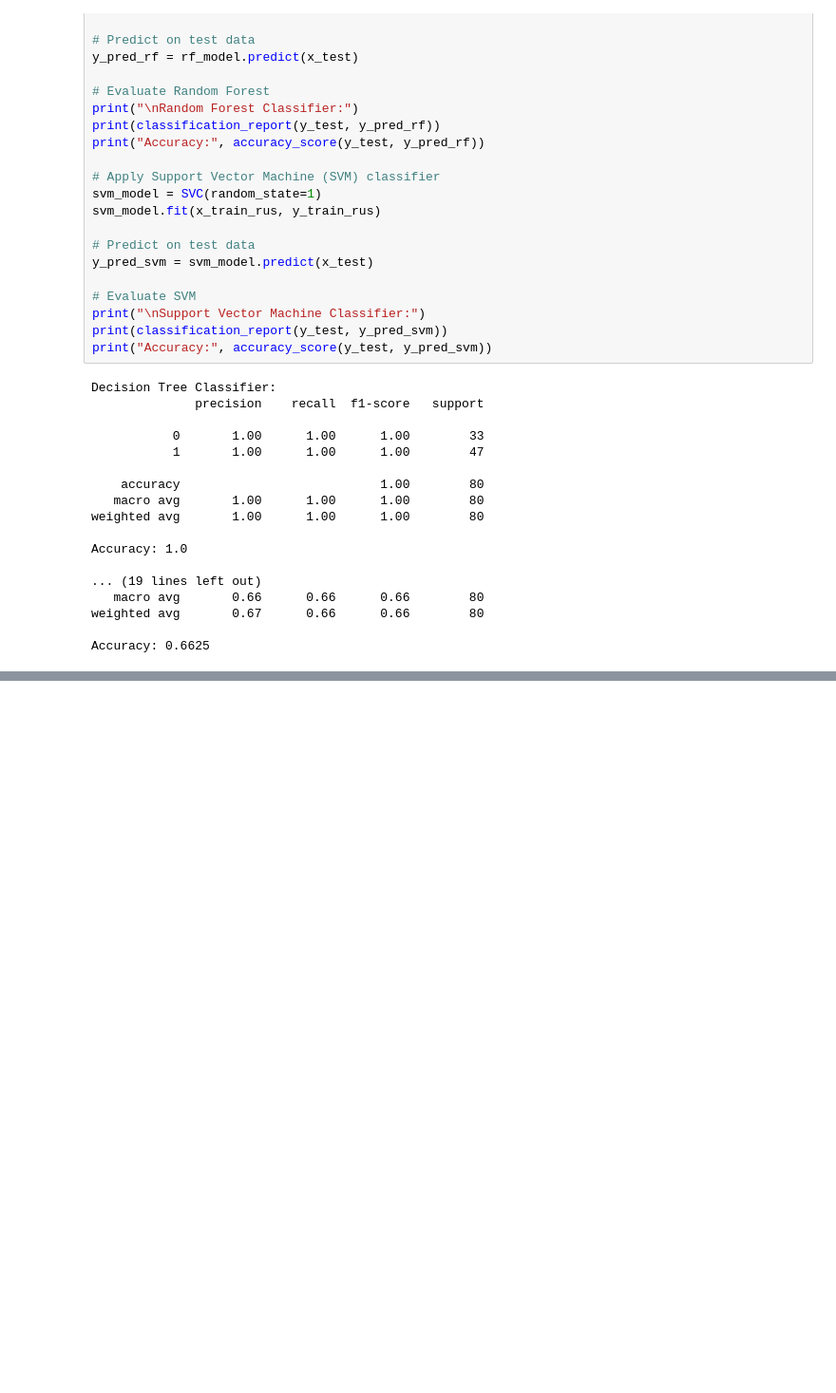
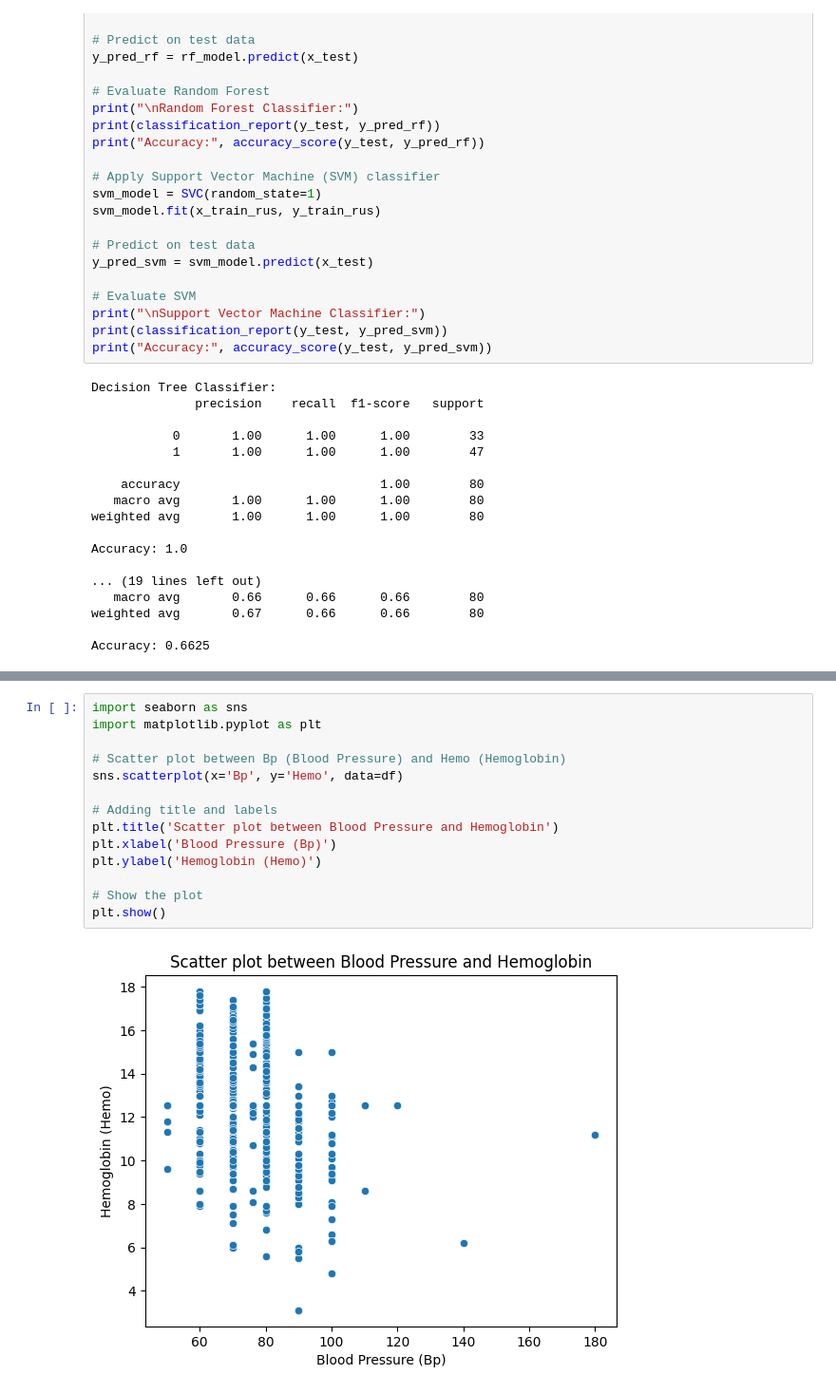
Before and after one commit to alamin147/kidney_disease, a Jupyter notebook: disease.ipynb, the cells around one changed output, grey strips where cells are left out. Shown at 95% size. Saved outputs shown, nothing was run; the diff lists cells and outputs as text; blank space fills up the shorter version.

```diff
--- a/disease.ipynb
+++ b/disease.ipynb
@@ -510,0 +561,16 @@ Accuracy: 0.6625
+# %%
+import seaborn as sns
+import matplotlib.pyplot as plt
+
+# Scatter plot between Bp (Blood Pressure) and Hemo (Hemoglobin)
+sns.scatterplot(x='Bp', y='Hemo', data=df)
+
+# Adding title and labels
+plt.title('Scatter plot between Blood Pressure and Hemoglobin')
+plt.xlabel('Blood Pressure (Bp)')
+plt.ylabel('Hemoglobin (Hemo)')
+
+# Show the plot
+plt.show()
+# %% [output]
+[figure, added]
```
Also changed, not shown: parts of 29 cells of this notebook.
